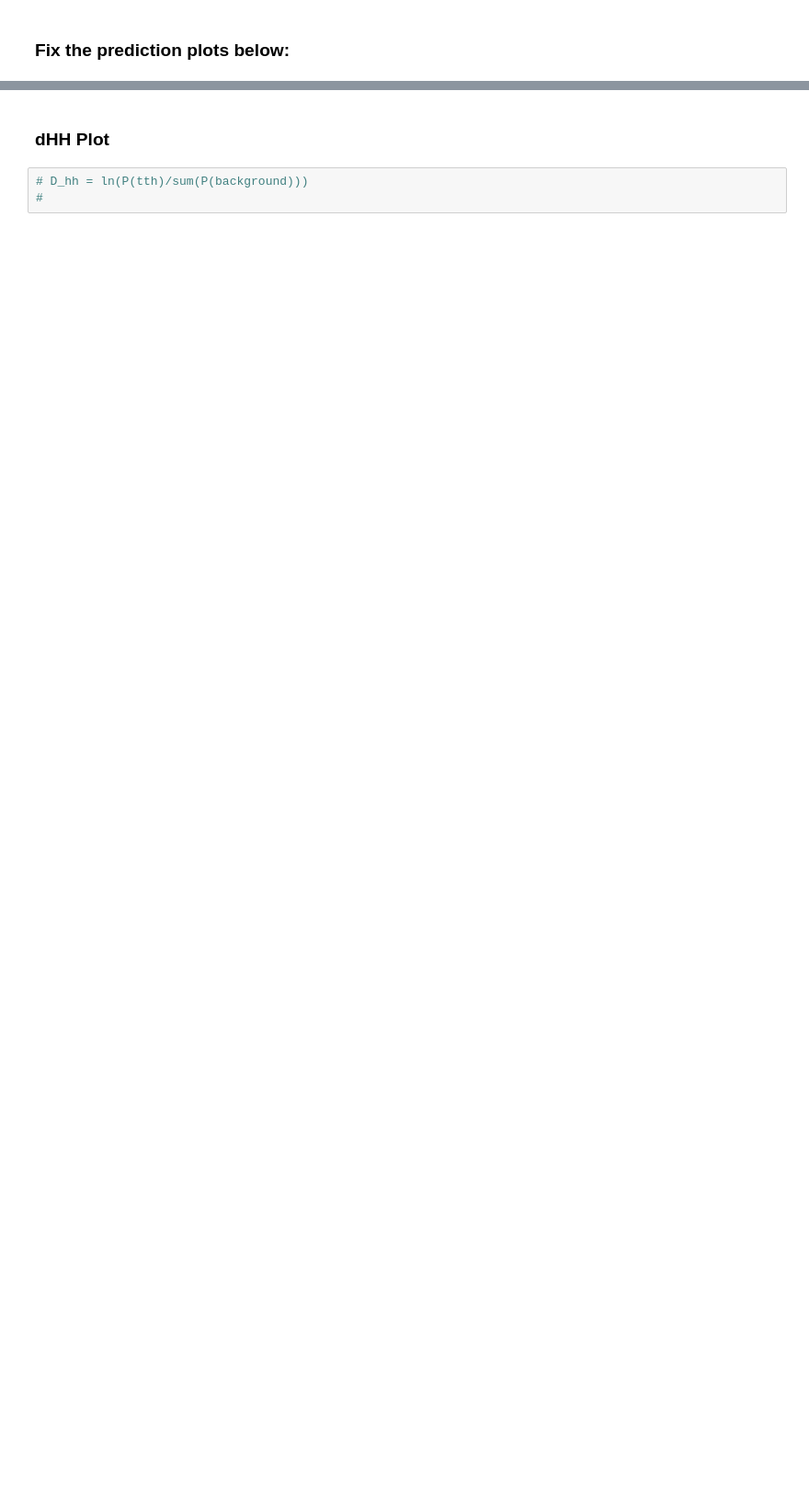
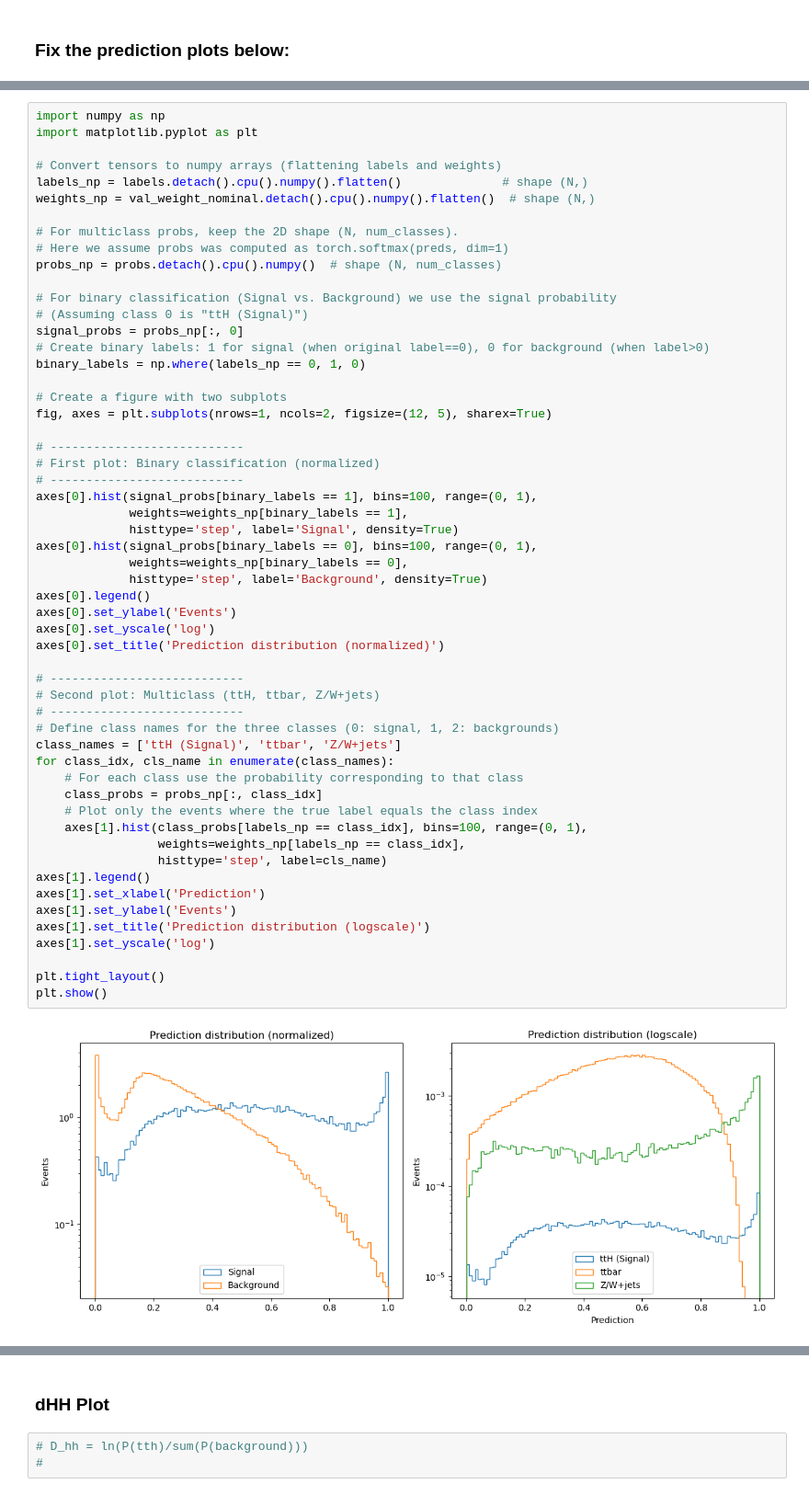
Before and after one commit to rabmc24/msci_project, a Jupyter notebook: transformer_renewed/bristol-tth-transformer-msc_project/notebooks/training_multiclassification.ipynb, the cells around one changed output, grey strips where cells are left out. Shown at 92% size. Saved outputs shown, nothing was run; the diff lists cells and outputs as text; blank space fills up the shorter version.

```diff
--- a/transformer_renewed/bristol-tth-transformer-msc_project/notebooks/training_multiclassification.ipynb
+++ b/transformer_renewed/bristol-tth-transformer-msc_project/notebooks/training_multiclassification.ipynb
@@ -809 +815,58 @@ Weights shape: (399567,)
+# %%
+import numpy as np
+import matplotlib.pyplot as plt
+
+# Convert tensors to numpy arrays (flattening labels and weights)
+labels_np = labels.detach().cpu().numpy().flatten()              # shape (N,)
+weights_np = val_weight_nominal.detach().cpu().numpy().flatten()  # shape (N,)
+
+# For multiclass probs, keep the 2D shape (N, num_classes).
+# Here we assume probs was computed as torch.softmax(preds, dim=1)
+probs_np = probs.detach().cpu().numpy()  # shape (N, num_classes)
+
+# For binary classification (Signal vs. Background) we use the signal probability
+# (Assuming class 0 is "ttH (Signal)")
+signal_probs = probs_np[:, 0]
+# Create binary labels: 1 for signal (when original label==0), 0 for background (when label>0)
+binary_labels = np.where(labels_np == 0, 1, 0)
+
+# Create a figure with two subplots
+fig, axes = plt.subplots(nrows=1, ncols=2, figsize=(12, 5), sharex=True)
+
+# ---------------------------
+# First plot: Binary classification (normalized)
+# ---------------------------
+axes[0].hist(signal_probs[binary_labels == 1], bins=100, range=(0, 1),
+             weights=weights_np[binary_labels == 1],
+             histtype='step', label='Signal', density=True)
+axes[0].hist(signal_probs[binary_labels == 0], bins=100, range=(0, 1),
+             weights=weights_np[binary_labels == 0],
+             histtype='step', label='Background', density=True)
+axes[0].legend()
+axes[0].set_ylabel('Events')
+axes[0].set_yscale('log')
+axes[0].set_title('Prediction distribution (normalized)')
+
+# ---------------------------
+# Second plot: Multiclass (ttH, ttbar, Z/W+jets)
+# ---------------------------
+# Define class names for the three classes (0: signal, 1, 2: backgrounds)
+class_names = ['ttH (Signal)', 'ttbar', 'Z/W+jets']
+for class_idx, cls_name in enumerate(class_names):
+    # For each class use the probability corresponding to that class
+    class_probs = probs_np[:, class_idx]
+    # Plot only the events where the true label equals the class index
+    axes[1].hist(class_probs[labels_np == class_idx], bins=100, range=(0, 1),
+                 weights=weights_np[labels_np == class_idx],
+                 histtype='step', label=cls_name)
+axes[1].legend()
+axes[1].set_xlabel('Prediction')
+axes[1].set_ylabel('Events')
+axes[1].set_title('Prediction distribution (logscale)')
+axes[1].set_yscale('log')
+
+plt.tight_layout()
+plt.show()
+# %% [output]
+[figure, added]
 # %%
```
Also changed, not shown: parts of 12 cells of this notebook, 6 other files.
